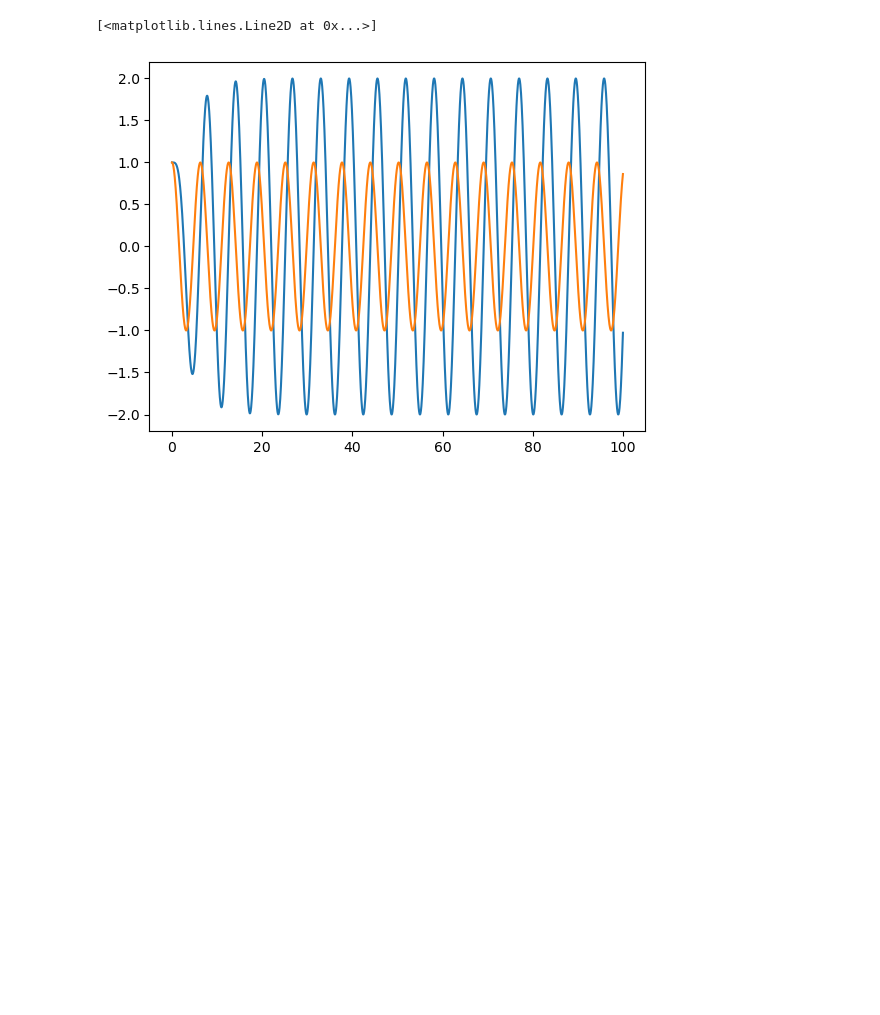
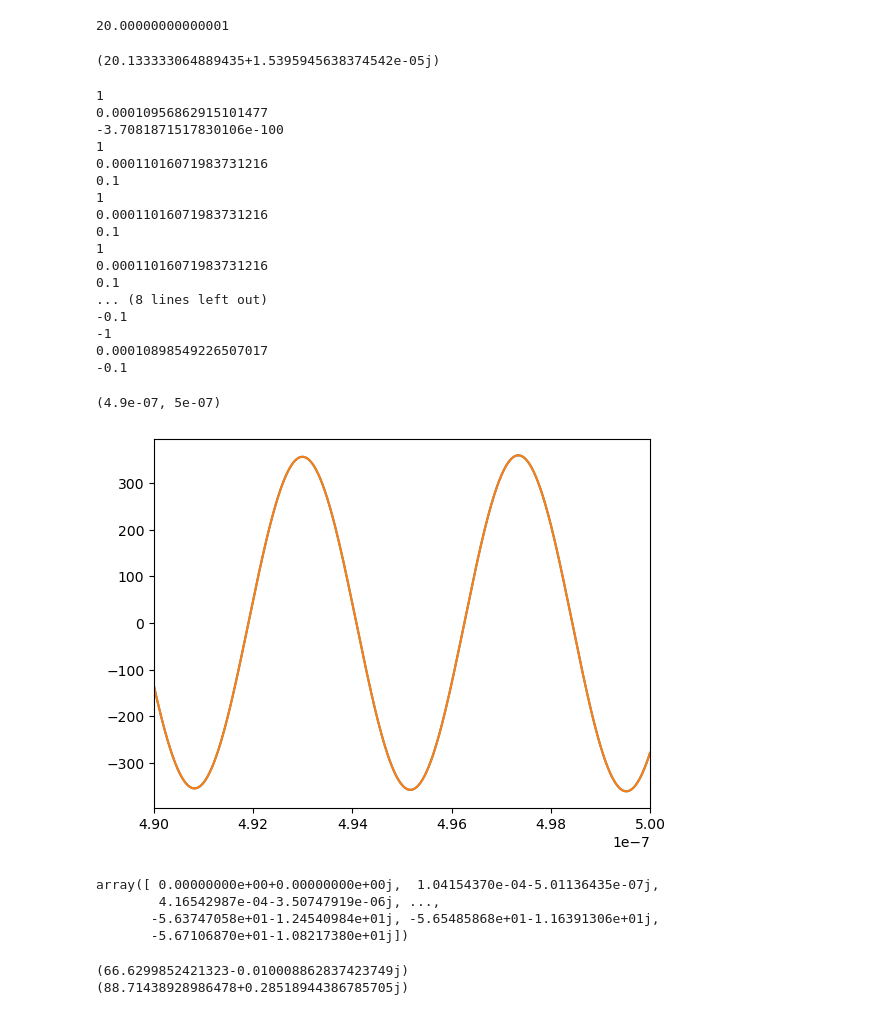
Before and after one commit to quantumJAK/Bayesian-measurment, a Jupyter notebook: Reflectometry signal.ipynb, the cells around one changed output. Drawn from its saved outputs; the diff is of its cells as text; code cells hidden in the pictures; blank space fills up the shorter version.

```diff
--- a/Reflectometry signal.ipynb
+++ b/Reflectometry signal.ipynb
@@ -47,4 +84,26 @@ class rlc_ode():
     #def get_reflection(self, vin, vout):
    #    return vout/vin
 # %%
-rlc = rlc_ode(R=0.5, L=1, C=1, wd=1, Ad=1)
+
+Lc = 800*1e-9
+Rs1 = 50*1e3
+Rs2 = 60*1e3
+Cp = 0.6*1e-12
+Rc = 10*1e6
+Rl = 20
+Req1 = Rs1 + Rc
+Req2 = Rs2 + Rc
+R1 = Lc/(Cp*Rs1)
+R2 = Lc/(Cp*Rs2)
+
+sig = 1e-99
+tc = 1e-5
+
+noise = OU_process(sig = sig, tc =tc)
+sd = sensor_dot(gmax=1e2, T=100, dE = 1e3)
+rlcS = rlc_ode(R=R1, L=Lc, C=Cp, wd=1/np.sqrt(Lc*Cp), Ad=1, noise = noise, sensor_dot=sd, bit=1)
+rlcT = rlc_ode(R=R2, L=Lc, C=Cp, wd=1/np.sqrt(Lc*Cp), Ad=1, noise = noise, sensor_dot=sd,bit=-1)
+# %%
+R2
+# %% [output]
+20.00000000000001
@@ -51,12 +115,52 @@ rlc = rlc_ode(R=0.5, L=1, C=1, wd=1, Ad=1)
+# %%
+Zl
+# %% [output]
+(20.133333064889435+1.5395945638374542e-05j)
 # %%
-times = np.linspace(0,100,2001)
-v,dv = rlc.solve_ode([1,0], times)
+times = np.linspace(0,5*1e-7,2)
+i1, di = rlcS.solve_ode([0,0], times)
+i2, di = rlcT.solve_ode([0,0], times)
 #gam = rlc.get_reflection(rlc.Ad*np.exp(1j*rlc.wd*times), v)
-plt.plot(times, np.real(v))
-plt.plot(times, rlc.Ad*np.cos(rlc.wd*times))
+
+#plt.plot(times, rlc.Ad*np.cos(rlc.wd*times))
 # %% [output]
-[<matplotlib.lines.Line2D at 0x...>]
+1
+0.00010956862915101477
+-3.7081871517830106e-100
+1
+0.00011016071983731216
+0.1
+1
+0.00011016071983731216
+0.1
+1
+0.00011016071983731216
+0.1
+... (8 lines left out)
+-0.1
+-1
+0.00010898549226507017
+-0.1
-[figure, removed]
+# %%
+plt.plot(times,np.real(i1))
+plt.plot(times,np.real(i2))
+plt.xlim(0.9*1e-7+4*1e-7,1e-7+4*1e-7)
+# %% [output]
+(4.9e-07, 5e-07)
+[figure, added]
+# %%
+i1
+# %% [output]
+array([ 0.00000000e+00+0.00000000e+00j,  1.04154370e-04-5.01136435e-07j,
+        4.16542987e-04-3.50747919e-06j, ...,
+       -5.63747058e+01-1.24540984e+01j, -5.65485868e+01-1.16391306e+01j,
+       -5.67106870e+01-1.08217380e+01j])
+# %%
+print(np.max(i1))
+print(np.max(i2))
+# %% [output]
+(66.6299852421323-0.010008862837423749j)
+(88.71438928986478+0.28518944386785705j)
 # %%
 
 def next_OU_step(x, tc, sig, dt):
```
Also changed, not shown: parts of 3 cells of this notebook, 3 other files.
